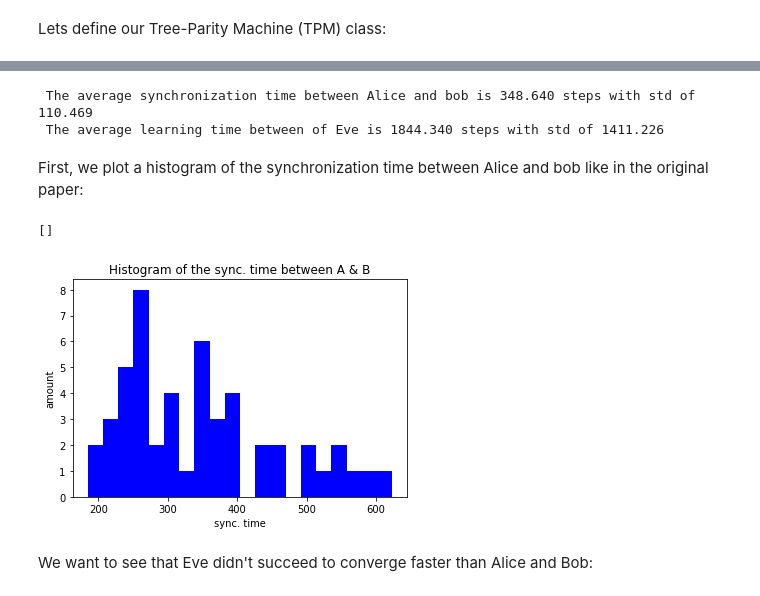
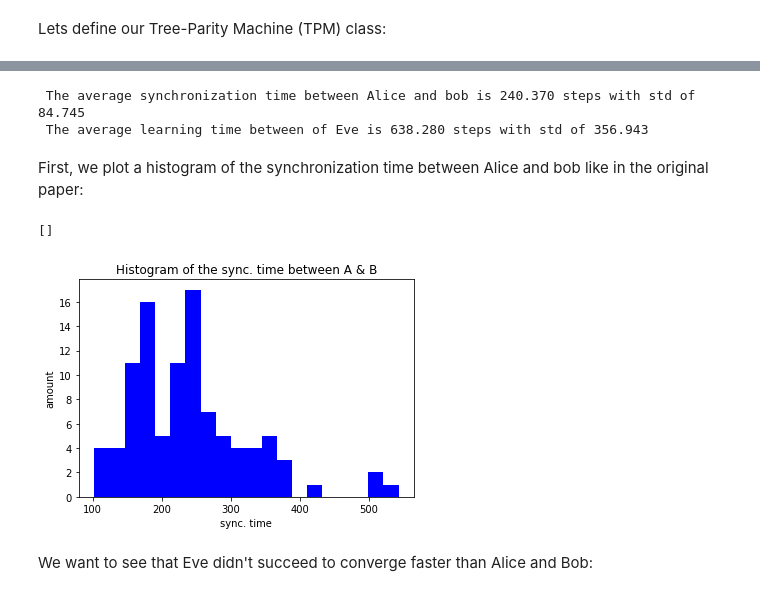
Before and after one commit to ibenoam/Neural_cryptography, a Jupyter notebook: Neural_Cryptography.ipynb, the cells around one changed output, grey strips where cells are left out. Cells and saved outputs as stored; diff of their text form; code cells hidden in the pictures.

```diff
--- a/Neural_Cryptography.ipynb
+++ b/Neural_Cryptography.ipynb
@@ -55,22 +53,25 @@ Now, we define a few constants and initialize a list of dictionaries.
 *   'corr_alice_bob': the correlation over time between Alice and Bob weights.
 *   'corr_alice_eve': the correlation over time between Alice and Eve weights.
 # %%
-N = 100 # each N input neurons goes to 1 hidden neuron
+N = 10 # each N input neurons goes to 1 hidden neuron
 L = 3 # the "synaptic" depth
 K = 3 # number of perceptrons (or hidden layer size)
 M = 1 # the input consists of integers between -M to M (without zero)
 
-num_sys = 50 # we average each result "num_sys" times
+num_sys = 100 # we average each result "num_sys" times
 
-sync_time = np.zeros((1,num_sys))
-attacker_time = np.zeros((1,num_sys))
+# sync_time = np.zeros((1,num_sys))
+# attacker_time = np.zeros((1,num_sys))
 
 # corr_alice = np.zeros((1,num_sys))
 # corr_bob = np.zeros((1,num_sys))
 # corr_alice_bob = np.zeros((1,num_sys))
 # corr_alice_eve = np.zeros((1,num_sys))
 
-data = [{'sync_time': int(), 'attacker_time': int(), 'corr_alice': float(), 'corr_bob': float(), 'corr_alice_bob': [], 'corr_alice_eve': [], 'when_move': []} for _ in range(num_sys)]
+# data = [{'sync_time': int(), 'attacker_time': int(), 'corr_alice': float(), 'corr_bob': float(), 'corr_alice_bob': [], 'corr_alice_eve': [], 'when_move': []} for _ in range(num_sys)]
+data = {'sync_time': [], 'attacker_time': [], 'corr_alice': [], 'corr_bob': [], 'corr_alice_bob': [], 'corr_alice_eve': [], 'when_move': []}
+
+## change data to a dictionary with the keys. list can work with different lengths
 # %%
 for i in range(num_sys):
 
@@ -88,12 +89,12 @@ for i in range(num_sys):
       # print(f"After {count_steps} steps.")
       count_steps += 1
       if flag:
-          data[i]['corr_alice_bob'].append(correlation_calc(alice.w, bob.w))
+          data['corr_alice_bob'].append(correlation_calc(alice.w, bob.w))
 
           if np.array_equal(alice.w,bob.w): # and flag
-                data[i]['sync_time'] = count_steps
-                data[i]['corr_alice'] = correlation_calc(alice.init_w, alice.w)
-                data[i]['corr_bob'] = correlation_calc(bob.init_w, bob.w)
+                data['sync_time'].append(count_steps)
+                data['corr_alice'].append(correlation_calc(alice.init_w, alice.w))
+                data['corr_bob'].append(correlation_calc(bob.init_w, bob.w))
                 flag = False
 
       inputs = np.sign(np.random.rand(N,K)-0.5)
@@ -102,11 +103,11 @@ for i in range(num_sys):
 
       # According to the algorithm, Alice and Bob take a step only when their outputs are identical:
       if alice.tau == bob.tau:
-          data[i]['when_move'].append(1)
+          data['when_move'].append(1)
           alice.update(inputs)
           bob.update(inputs)
       else:
-          data[i]['when_move'].append(0)
+          data['when_move'].append(0)
 
       ''' The best strategy for an attacker with only 1 TPM:
       when Eve gets the same output like Alice- she updates the weights according to the same learning rule.
@@ -124,5 +125,5 @@ for i in range(num_sys):
           eve.tau *= -1 # now, flips the output
           eve.update(inputs)
     print(f" finished {100*(i+1)/num_sys}% of the runtime")
-    data[i]['corr_alice_eve'].append(correlation_calc(alice.w, eve.w))
-    data[i]['attacker_time'] = count_steps
+    data['corr_alice_eve'].append(correlation_calc(alice.w, eve.w))
+    data['attacker_time'].append(count_steps)
@@ -129,29 +132,21 @@ for i in range(num_sys):
 # %%
-sync_time = np.zeros((1, num_sys))
-attacker_time = np.zeros((1,num_sys))
-corr_alice = np.zeros((1,num_sys))
-for i in range(num_sys):
-    sync_time[0, i] = data[i]['sync_time']
-    attacker_time[0, i] = data[i]['attacker_time']
-    corr_alice[0, i] = data[i]['corr_alice']
-
-print(f" The average synchronization time between Alice and bob is {np.mean(sync_time):.3f} steps with std of {np.std(sync_time):.3f}")
-print(f" The average learning time between of Eve is {np.mean(attacker_time):.3f} steps with std of {np.std(attacker_time):.3f}")
+print(f" The average synchronization time between Alice and bob is {np.mean(data['sync_time']):.3f} steps with std of {np.std(data['sync_time']):.3f}")
+print(f" The average learning time between of Eve is {np.mean(data['attacker_time']):.3f} steps with std of {np.std(data['attacker_time']):.3f}")
 # %% [output]
- The average synchronization time between Alice and bob is 348.640 steps with std of 110.469
- The average learning time between of Eve is 1844.340 steps with std of 1411.226
+ The average synchronization time between Alice and bob is 240.370 steps with std of 84.745
+ The average learning time between of Eve is 638.280 steps with std of 356.943
 # %% [markdown]
 First, we plot a histogram of the synchronization time between Alice and bob like in the original paper:
 # %%
 plt.figure()
-plt.hist(np.resize(sync_time, (num_sys,)), color = "blue", bins = 20)
+plt.hist(data['sync_time'], color = "blue", bins = 20)
 plt.title('Histogram of the sync. time between A & B')
 plt.xlabel("sync. time")
 plt.ylabel("amount")
 plt.plot()
 # %% [output]
 []
-[figure, old version]
+[figure, new version]
 # %% [markdown]
 We want to see that Eve didn't succeed to converge faster than Alice and Bob:
 # %%
```
Also changed, not shown: parts of 11 cells of this notebook.
